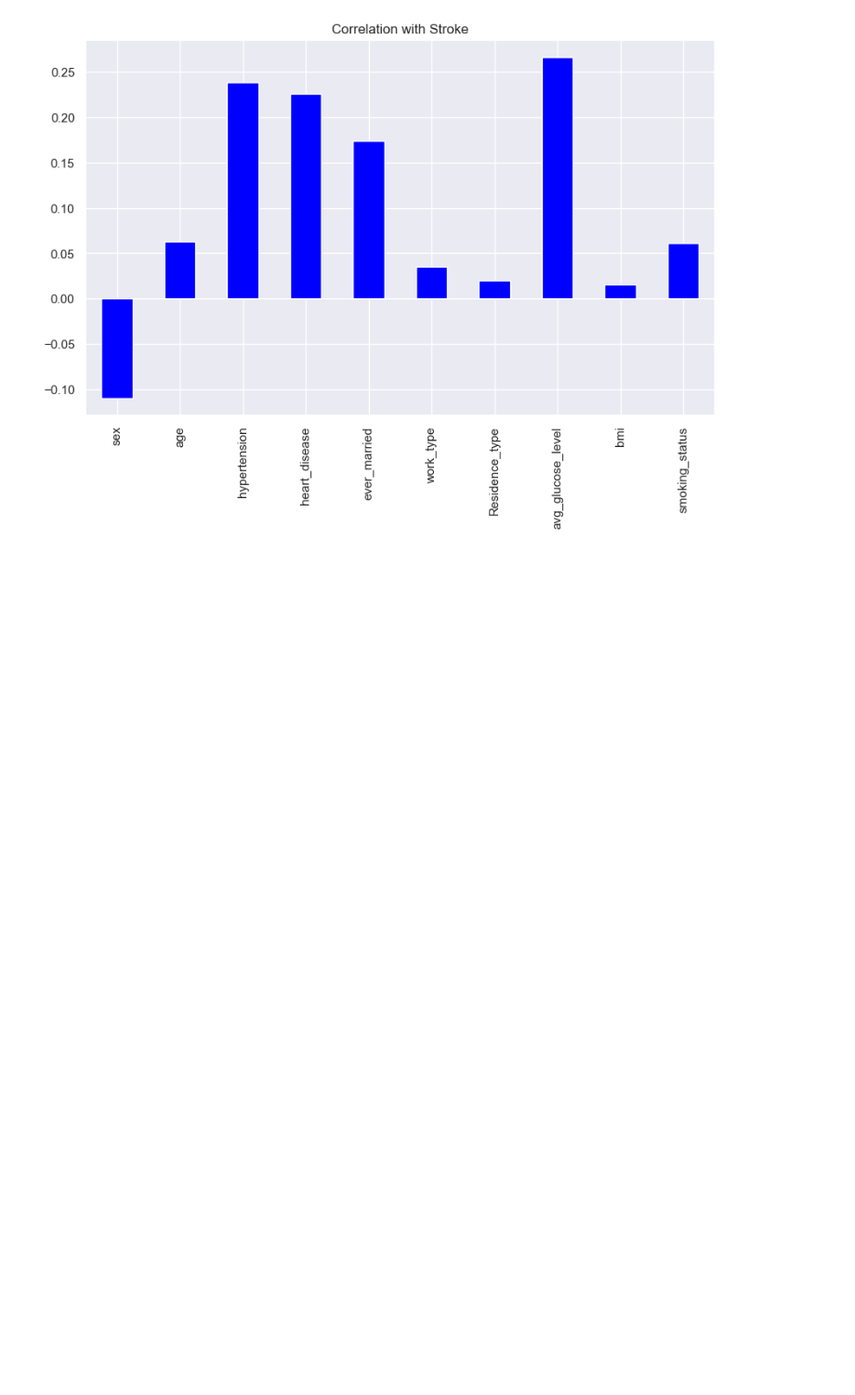
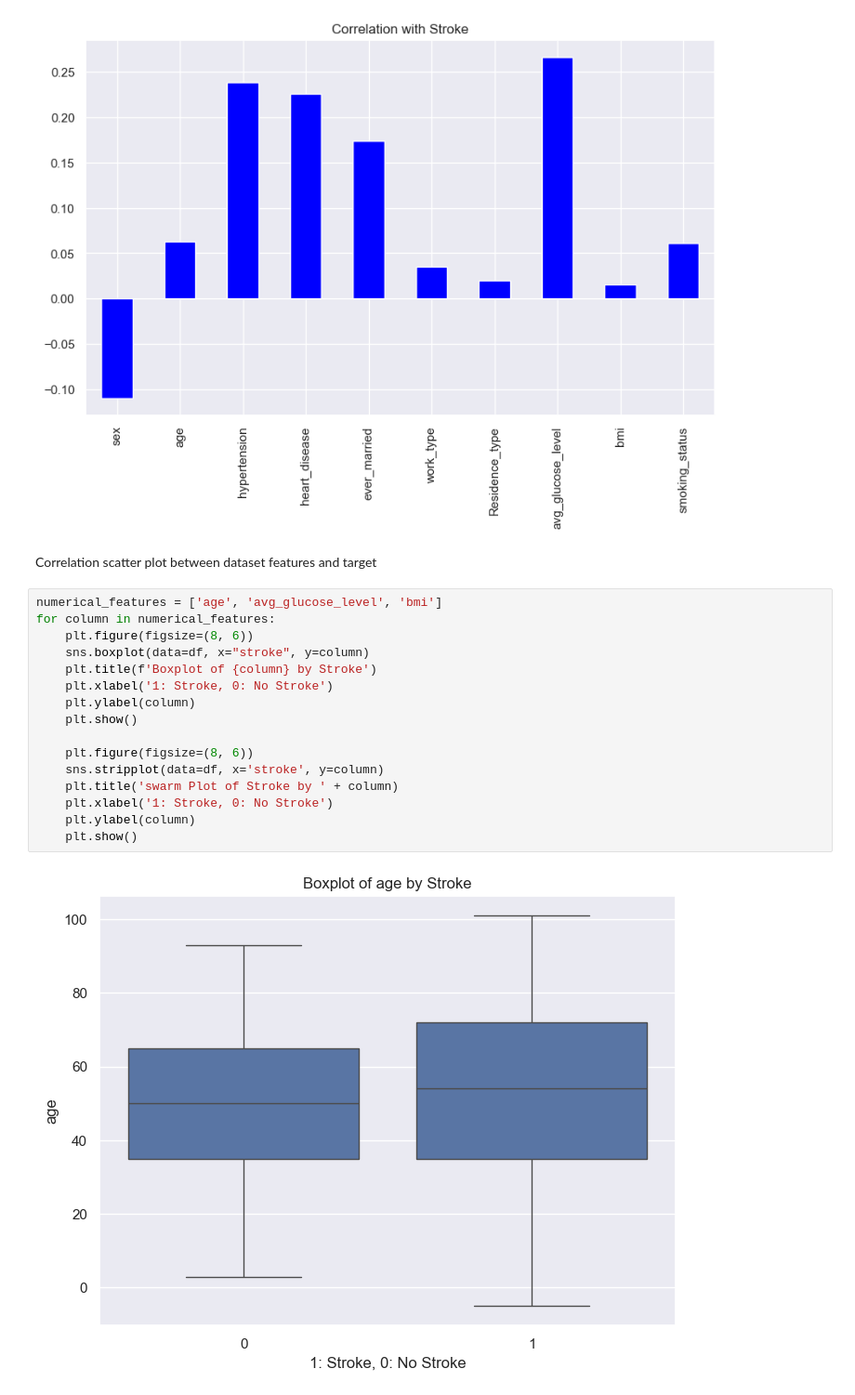
Before and after one commit to alessandroCassani/featureEngineering, a Jupyter notebook: code.ipynb, the cells around one changed output. Shown at 93% size. Cells and saved outputs as stored; diff of their text form; blank space fills up the shorter version.

Commit message:
strip plot of bivariate numerical with target

```diff
--- a/code.ipynb
+++ b/code.ipynb
@@ -117,3 +117,23 @@ plt.show()
 # %% [output]
 [figure]
 [figure]
+# %% [markdown]
+Correlation scatter plot between dataset features and target
+# %%
+numerical_features = ['age', 'avg_glucose_level', 'bmi']
+for column in numerical_features:
+    plt.figure(figsize=(8, 6))
+    sns.boxplot(data=df, x="stroke", y=column)
+    plt.title(f'Boxplot of {column} by Stroke')
+    plt.xlabel('1: Stroke, 0: No Stroke')
+    plt.ylabel(column)
+    plt.show()
+
+    plt.figure(figsize=(8, 6))
+    sns.stripplot(data=df, x='stroke', y=column)
+    plt.title('swarm Plot of Stroke by ' + column)
+    plt.xlabel('1: Stroke, 0: No Stroke')
+    plt.ylabel(column)
+    plt.show()
+# %% [output]
+[figure, added]
```
Also changed, not shown: parts of 3 cells of this notebook.
